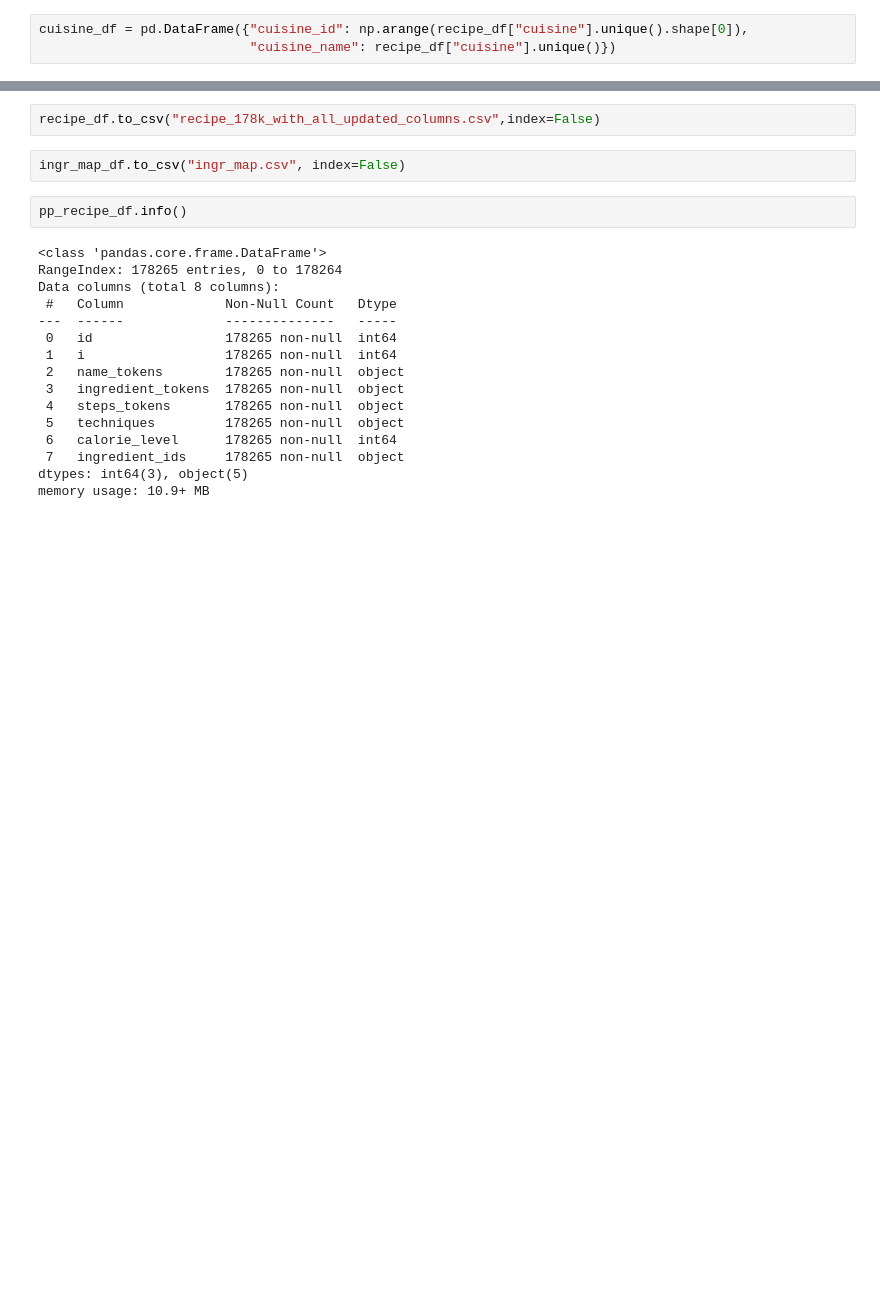
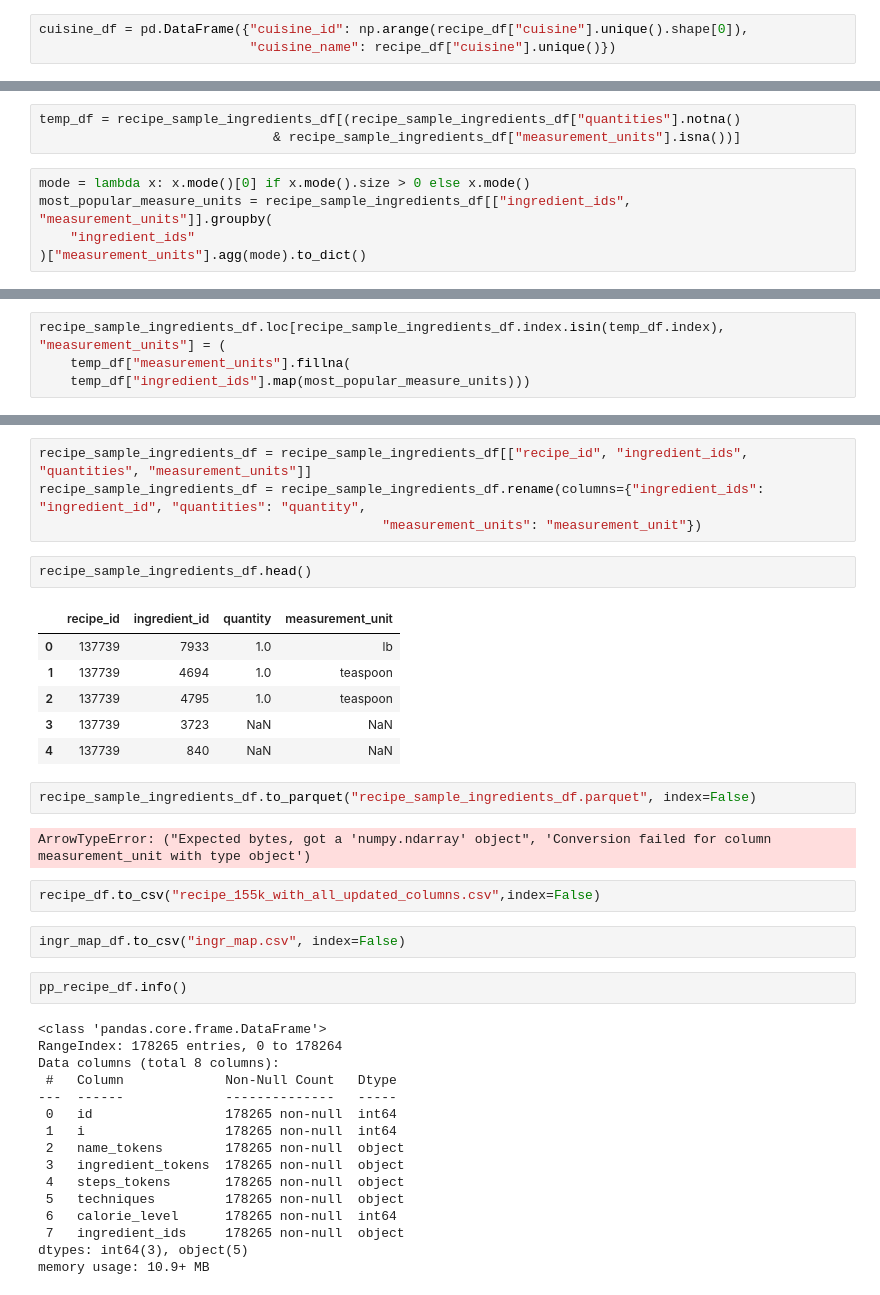
Before and after one commit to mcompscis/recipeApp, a Jupyter notebook: app/setup_tables/EDA.ipynb, the cells around one changed output, grey strips where cells are left out. Cells and saved outputs as stored; diff of their text form; blank space fills up the shorter version.

```diff
--- a/app/setup_tables/EDA.ipynb
+++ b/app/setup_tables/EDA.ipynb
@@ -242,0 +269,8 @@ memory usage: 29.9+ MB
+# %%
+temp_df = recipe_sample_ingredients_df[(recipe_sample_ingredients_df["quantities"].notna()
+                              & recipe_sample_ingredients_df["measurement_units"].isna())]
+# %%
+mode = lambda x: x.mode()[0] if x.mode().size > 0 else x.mode()
+most_popular_measure_units = recipe_sample_ingredients_df[["ingredient_ids", "measurement_units"]].groupby(
+    "ingredient_ids"
+)["measurement_units"].agg(mode).to_dict()
@@ -242,0 +292,4 @@ memory usage: 29.9+ MB
+# %%
+recipe_sample_ingredients_df.loc[recipe_sample_ingredients_df.index.isin(temp_df.index), "measurement_units"] = (
+    temp_df["measurement_units"].fillna(
+    temp_df["ingredient_ids"].map(most_popular_measure_units)))
@@ -243,5 +316,22 @@ memory usage: 29.9+ MB
+# %%
+recipe_sample_ingredients_df = recipe_sample_ingredients_df[["recipe_id", "ingredient_ids", "quantities", "measurement_units"]]
+recipe_sample_ingredients_df = recipe_sample_ingredients_df.rename(columns={"ingredient_ids": "ingredient_id", "quantities": "quantity",
+                                            "measurement_units": "measurement_unit"})
+# %%
+recipe_sample_ingredients_df.head()
+# %% [output]
+|  | recipe_id | ingredient_id | quantity | measurement_unit |
+| 0 | 137739 | 7933 | 1.0 | lb |
+| 1 | 137739 | 4694 | 1.0 | teaspoon |
+| 2 | 137739 | 4795 | 1.0 | teaspoon |
+| 3 | 137739 | 3723 | NaN | NaN |
+| 4 | 137739 | 840 | NaN | NaN |
+# %%
+recipe_sample_ingredients_df.to_parquet("recipe_sample_ingredients_df.parquet", index=False)
+# %% [output]
+ArrowTypeError: ("Expected bytes, got a 'numpy.ndarray' object", 'Conversion failed for column measurement_unit with type object')
 # %%
-recipe_df.to_csv("recipe_178k_with_all_updated_columns.csv",index=False)
+recipe_df.to_csv("recipe_155k_with_all_updated_columns.csv",index=False)
 # %%
 ingr_map_df.to_csv("ingr_map.csv", index=False)
 # %%
```
Also changed, not shown: parts of 17 cells of this notebook, 5 other files.
